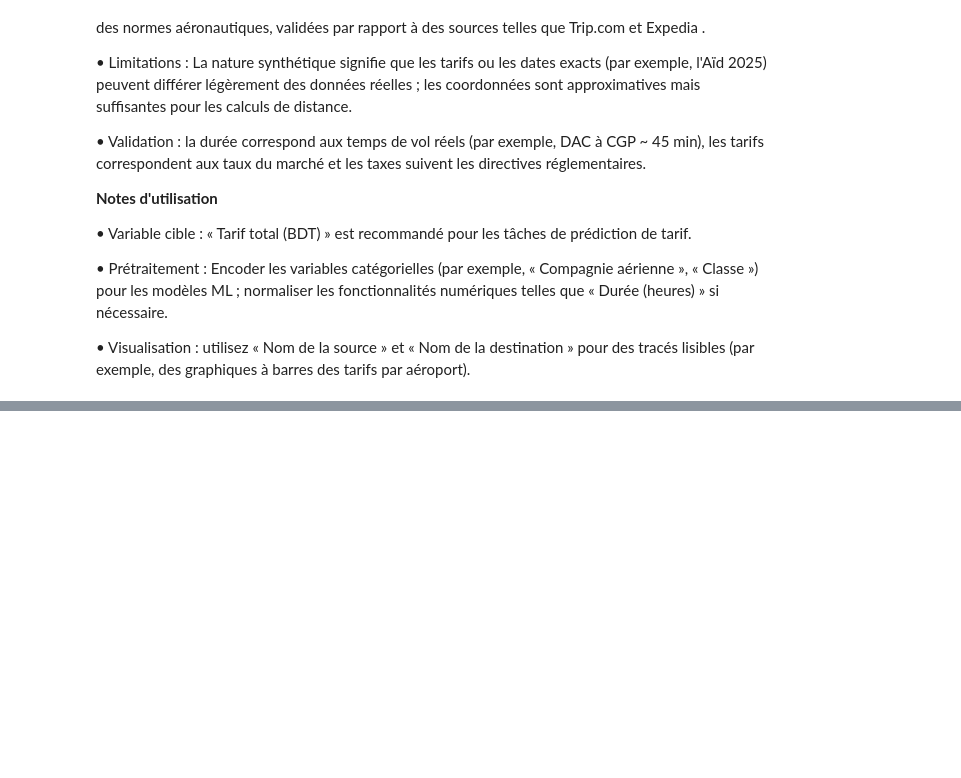
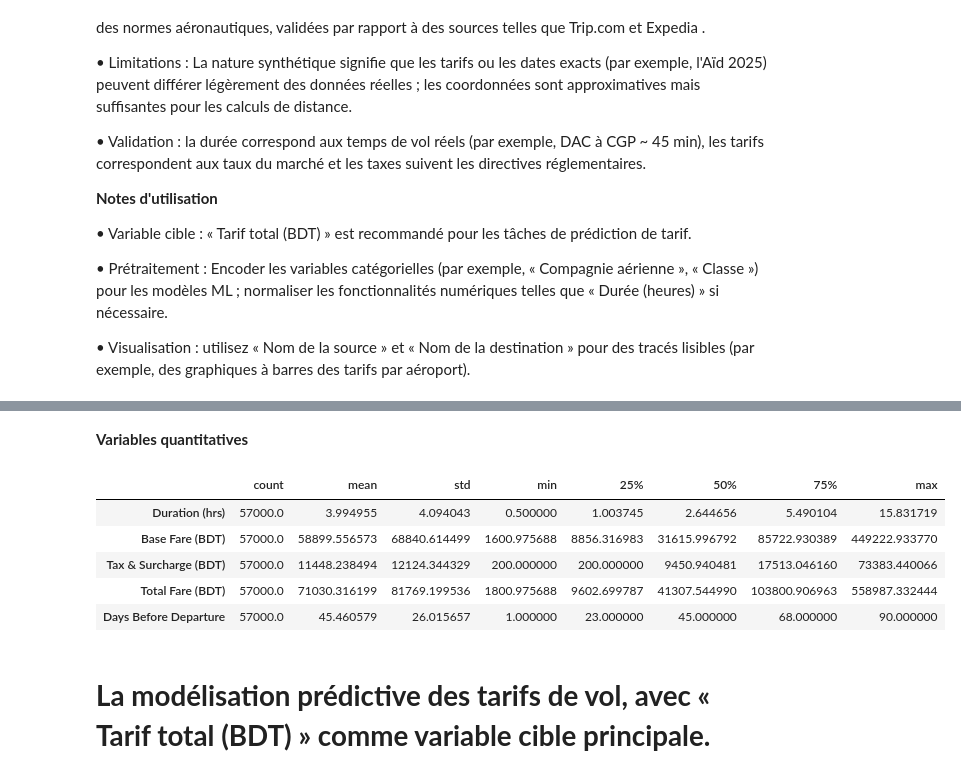
Before and after one commit to bigirimanainnocent12/Apprentissage_automatique, a Jupyter notebook: Ensemble_de_données_sur_les_prix_des_vols_au_Bangladesh.ipynb, the cells around one changed output, grey strips where cells are left out. Saved outputs shown, nothing was run; the diff lists cells and outputs as text; code cells hidden in the pictures; blank space fills up the shorter version.

```diff
--- a/Ensemble_de_données_sur_les_prix_des_vols_au_Bangladesh.ipynb
+++ b/Ensemble_de_données_sur_les_prix_des_vols_au_Bangladesh.ipynb
@@ -168,0 +173,4 @@ lisibles (par exemple, des graphiques à barres des tarifs par aéroport).
+# %%
+import pandas as pd
+df = pd.read_csv('/content/Flight_Price_Dataset_of_Bangladesh.csv', on_bad_lines='skip',sep=';')
+df.head()
@@ -168,0 +263,13 @@ lisibles (par exemple, des graphiques à barres des tarifs par aéroport).
+# %% [markdown]
+**Variables quantitatives**
+# %%
+df.select_dtypes(include=['int64','float64']).describe().transpose()
+# %% [output]
+|  | count | mean | std | min | 25% | 50% | 75% | max |
+| Duration (hrs) | 57000.0 | 3.994955 | 4.094043 | 0.500000 | 1.003745 | 2.644656 | 5.490104 | 15.831719 |
+| Base Fare (BDT) | 57000.0 | 58899.556573 | 68840.614499 | 1600.975688 | 8856.316983 | 31615.996792 | 85722.930389 | 449222.933770 |
+| Tax & Surcharge (BDT) | 57000.0 | 11448.238494 | 12124.344329 | 200.000000 | 200.000000 | 9450.940481 | 17513.046160 | 73383.440066 |
+| Total Fare (BDT) | 57000.0 | 71030.316199 | 81769.199536 | 1800.975688 | 9602.699787 | 41307.544990 | 103800.906963 | 558987.332444 |
+| Days Before Departure | 57000.0 | 45.460579 | 26.015657 | 1.000000 | 23.000000 | 45.000000 | 68.000000 | 90.000000 |
+# %% [markdown]
+# **La modélisation prédictive des tarifs de vol, avec « Tarif total (BDT) » comme variable cible principale.**
```
Also changed, not shown: parts of 11 cells of this notebook.
